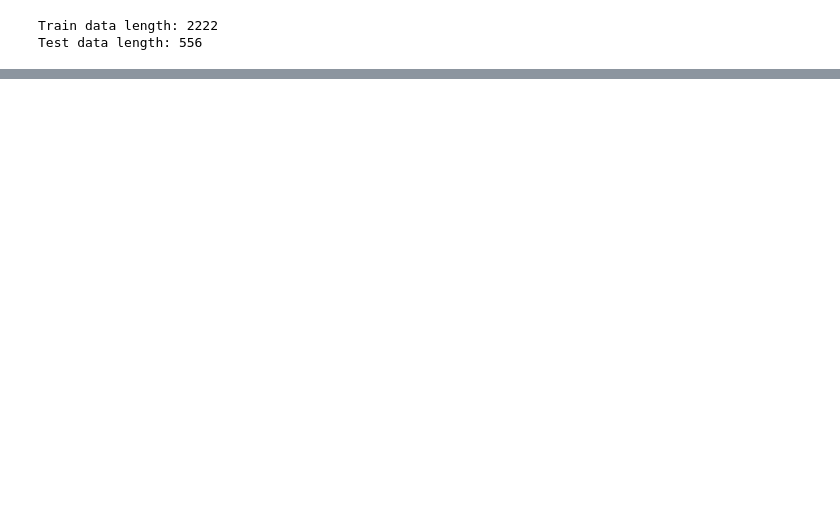
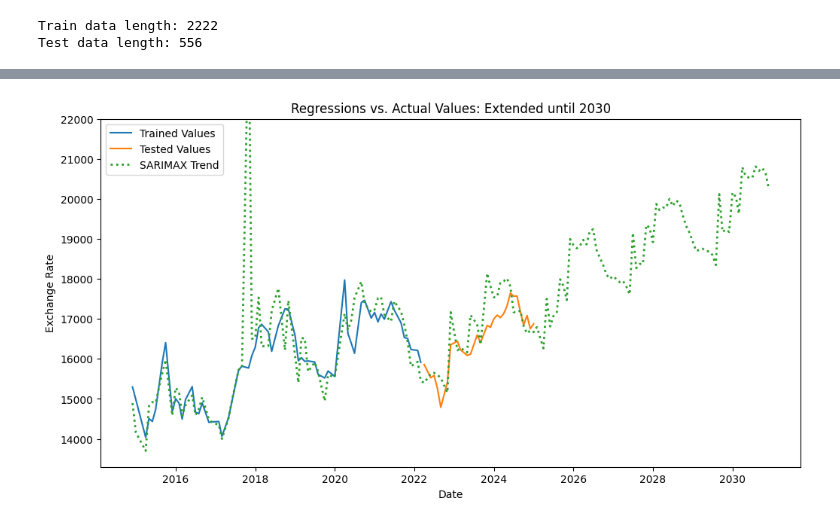
Before and after one commit to rizkyfernanda/P1--Predicting-Forex-Regression, a Jupyter notebook: Forex Regression.ipynb, the cells around one changed output, grey strips where cells are left out. Cells and saved outputs as stored; diff of their text form; code cells hidden in the pictures; blank space fills up the shorter version.

```diff
--- a/Forex Regression.ipynb
+++ b/Forex Regression.ipynb
@@ -314,0 +379,5 @@ R2: 0.5315788536443788
+# %%
+# Generate a series of dates from 2025-01-01, 2025-02-01, 2025-03-01 all the way to 2030-12-01
+date_rng = pd.date_range(start='2025-01-01', end='2030-12-01', freq='MS')
+dates_to_predict = pd.DataFrame({'Date': date_rng})
+dates_to_predict
@@ -314,0 +398,18 @@ R2: 0.5315788536443788
+# %%
+# Predict the trend
+y_sarimax_trend = sarimax_results.predict(start=1, end=len(y_train_monthly) + len(y_test_monthly) + len(dates_to_predict))
+X_combined = np.concatenate((X_train_monthly, X_test_monthly, dates_to_predict))
+
+# Plotting the SARIMAX trend
+plt.figure(figsize=(12, 6))
+plt.plot(X_train_monthly, y_train_monthly, label = 'Trained Values')
+plt.plot(X_test_monthly, y_test_monthly, label = 'Tested Values')
+plt.plot(X_combined, y_sarimax_trend, label='SARIMAX Trend', linestyle='dotted', linewidth=2)
+plt.ylim(13300,22000)
+plt.xlabel('Date')
+plt.ylabel('Exchange Rate')
+plt.title('Regressions vs. Actual Values: Extended until 2030')
+plt.legend()
+plt.show()
+# %% [output]
+[figure, added]
```
Also changed, not shown: parts of 29 cells of this notebook, 1 other file.
